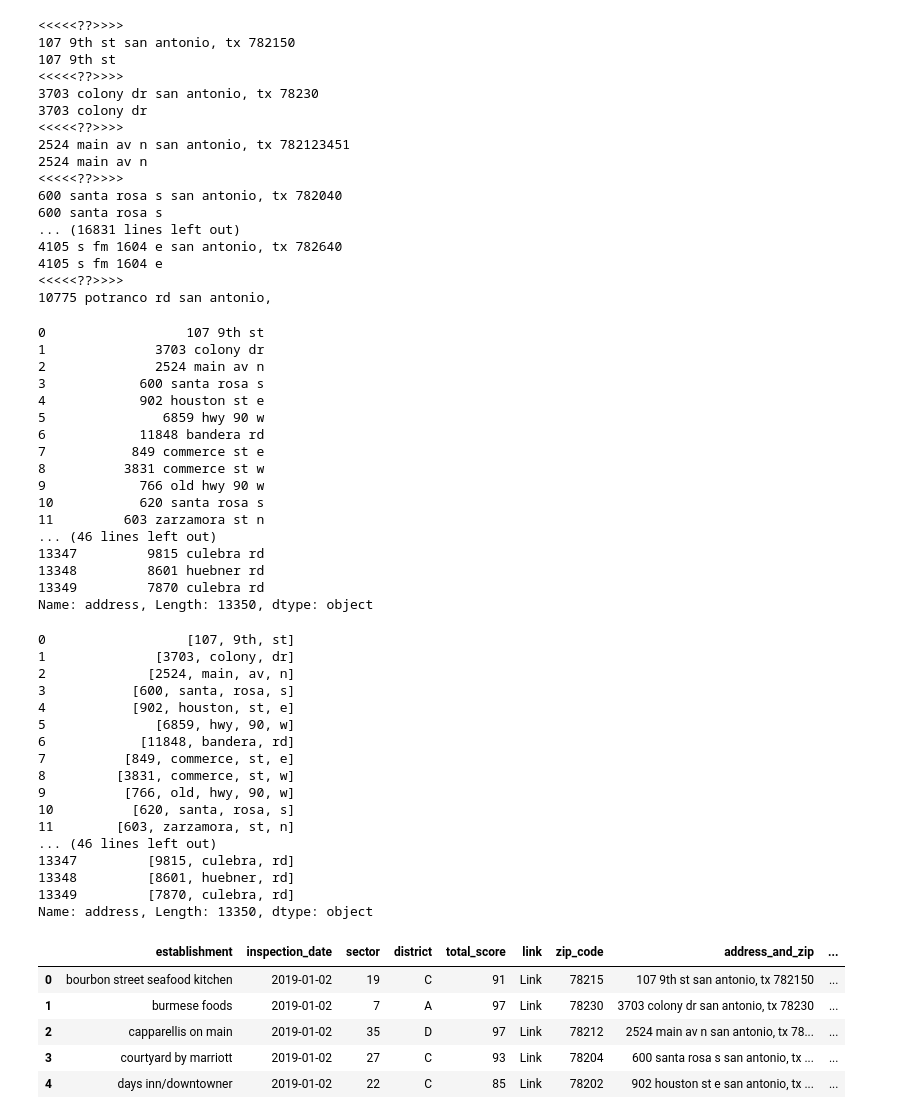
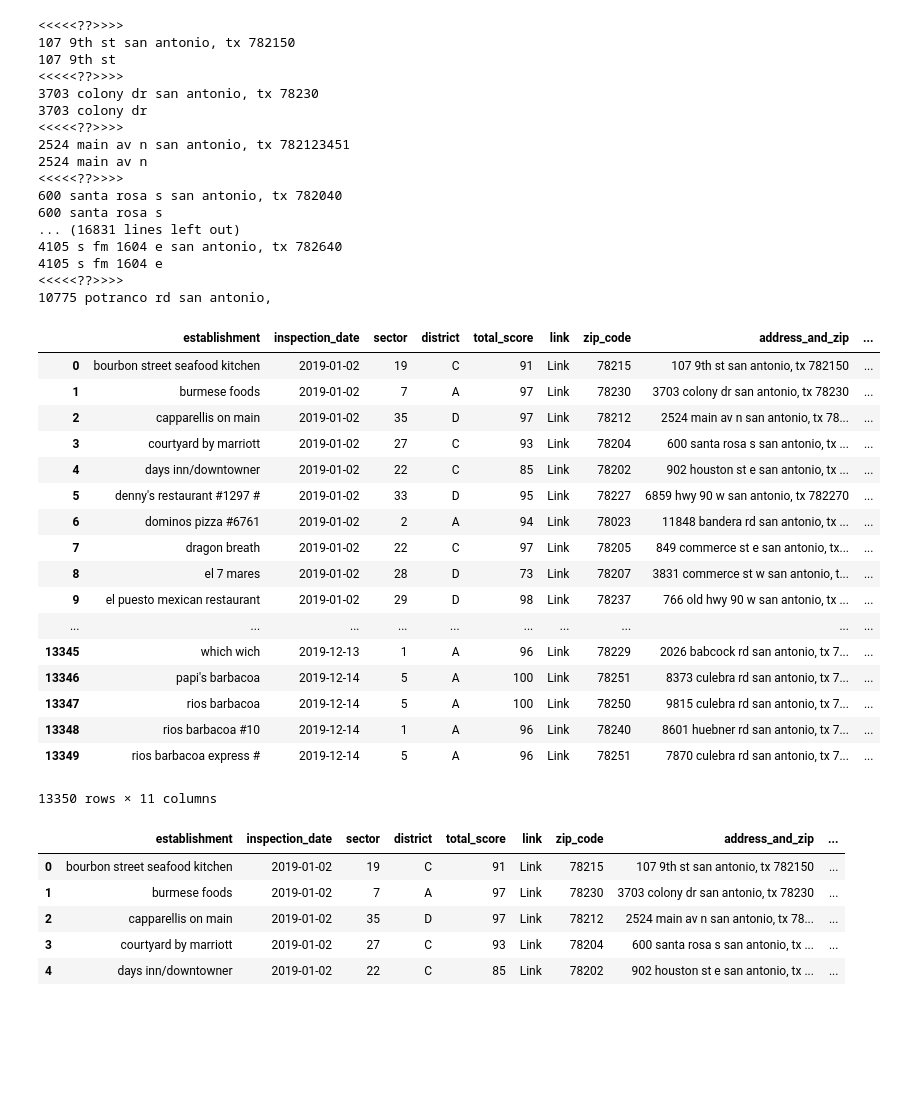
Before and after one commit to CodeBound-Annihilators/yelpproject, a Jupyter notebook: jeffs_new_health_data_exploration.ipynb, the cells around one changed output. Drawn from its saved outputs; the diff is of its cells as text; code cells hidden in the pictures; blank space fills up the shorter version.

```diff
--- a/jeffs_new_health_data_exploration.ipynb
+++ b/jeffs_new_health_data_exploration.ipynb
@@ -119,42 +115,25 @@ df = df.drop(columns='addr')
-# %%
-df.address
-# %% [output]
-0                  107 9th st
-1              3703 colony dr
-2              2524 main av n
-3            600 santa rosa s
-4            902 houston st e
-5               6859 hwy 90 w
-6            11848 bandera rd
-7           849 commerce st e
-8          3831 commerce st w
-9            766 old hwy 90 w
-10           620 santa rosa s
-11         603 zarzamora st n
-... (46 lines left out)
-13347         9815 culebra rd
-13348         8601 huebner rd
-13349         7870 culebra rd
-Name: address, Length: 13350, dtype: object
-# %%
-df.address.apply(lambda x: x.split())
-# %% [output]
-0                  [107, 9th, st]
-1              [3703, colony, dr]
-2             [2524, main, av, n]
-3           [600, santa, rosa, s]
-4           [902, houston, st, e]
-5              [6859, hwy, 90, w]
-6            [11848, bandera, rd]
-7          [849, commerce, st, e]
-8         [3831, commerce, st, w]
-9          [766, old, hwy, 90, w]
-10          [620, santa, rosa, s]
-11        [603, zarzamora, st, n]
-... (46 lines left out)
-13347         [9815, culebra, rd]
-13348         [8601, huebner, rd]
-13349         [7870, culebra, rd]
-Name: address, Length: 13350, dtype: object
 # %%
 df['separated_address'] = df.address.apply(lambda x: x.split())
+# %%
+df['house_numbers'] = df.separated_address.apply(lambda x: x[0])
+# %%
+df
+# %% [output]
+|  | establishment | inspection_date | sector | district | total_score | link | zip_code | address_and_zip | ... |
+| 0 | bourbon street seafood kitchen | 2019-01-02 | 19 | C | 91 | Link | 78215 | 107 9th st san antonio, tx 782150 | ... |
+| 1 | burmese foods | 2019-01-02 | 7 | A | 97 | Link | 78230 | 3703 colony dr san antonio, tx 78230 | ... |
+| 2 | capparellis on main | 2019-01-02 | 35 | D | 97 | Link | 78212 | 2524 main av n san antonio, tx 78... | ... |
+| 3 | courtyard by marriott | 2019-01-02 | 27 | C | 93 | Link | 78204 | 600 santa rosa s san antonio, tx ... | ... |
+| 4 | days inn/downtowner | 2019-01-02 | 22 | C | 85 | Link | 78202 | 902 houston st e san antonio, tx ... | ... |
+| 5 | denny's restaurant #1297 # | 2019-01-02 | 33 | D | 95 | Link | 78227 | 6859 hwy 90 w san antonio, tx 782270 | ... |
+| 6 | dominos pizza #6761 | 2019-01-02 | 2 | A | 94 | Link | 78023 | 11848 bandera rd san antonio, tx ... | ... |
+| 7 | dragon breath | 2019-01-02 | 22 | C | 97 | Link | 78205 | 849 commerce st e san antonio, tx... | ... |
+| 8 | el 7 mares | 2019-01-02 | 28 | D | 73 | Link | 78207 | 3831 commerce st w san antonio, t... | ... |
+| 9 | el puesto mexican restaurant | 2019-01-02 | 29 | D | 98 | Link | 78237 | 766 old hwy 90 w san antonio, tx ... | ... |
+| ... | ... | ... | ... | ... | ... | ... | ... | ... | ... |
+| 13345 | which wich | 2019-12-13 | 1 | A | 96 | Link | 78229 | 2026 babcock rd san antonio, tx 7... | ... |
+| 13346 | papi's barbacoa | 2019-12-14 | 5 | A | 100 | Link | 78251 | 8373 culebra rd san antonio, tx 7... | ... |
+| 13347 | rios barbacoa | 2019-12-14 | 5 | A | 100 | Link | 78250 | 9815 culebra rd san antonio, tx 7... | ... |
+| 13348 | rios barbacoa #10 | 2019-12-14 | 1 | A | 96 | Link | 78240 | 8601 huebner rd san antonio, tx 7... | ... |
+| 13349 | rios barbacoa express # | 2019-12-14 | 5 | A | 96 | Link | 78251 | 7870 culebra rd san antonio, tx 7... | ... |
+13350 rows × 11 columns
```
Also changed, not shown: parts of 7 cells of this notebook, 1 other file.
